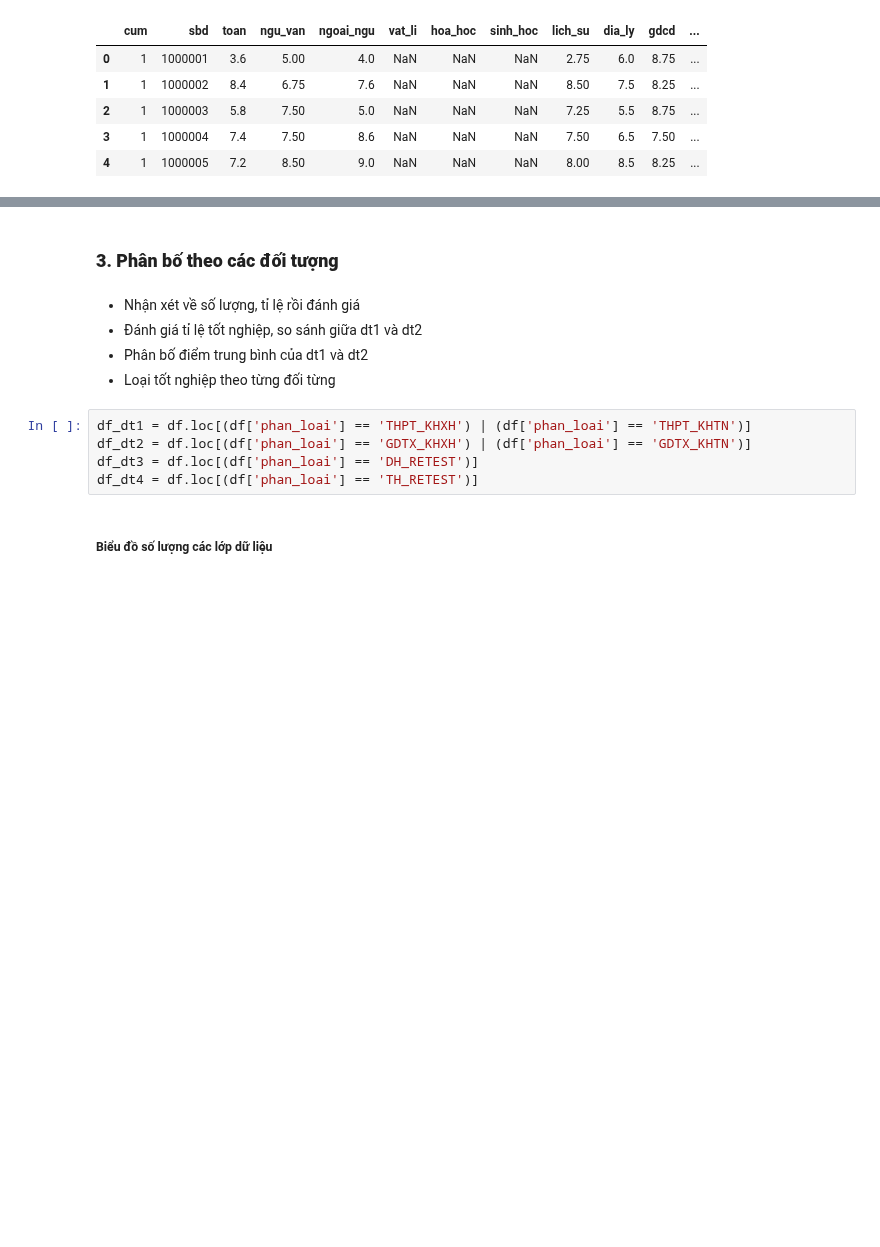
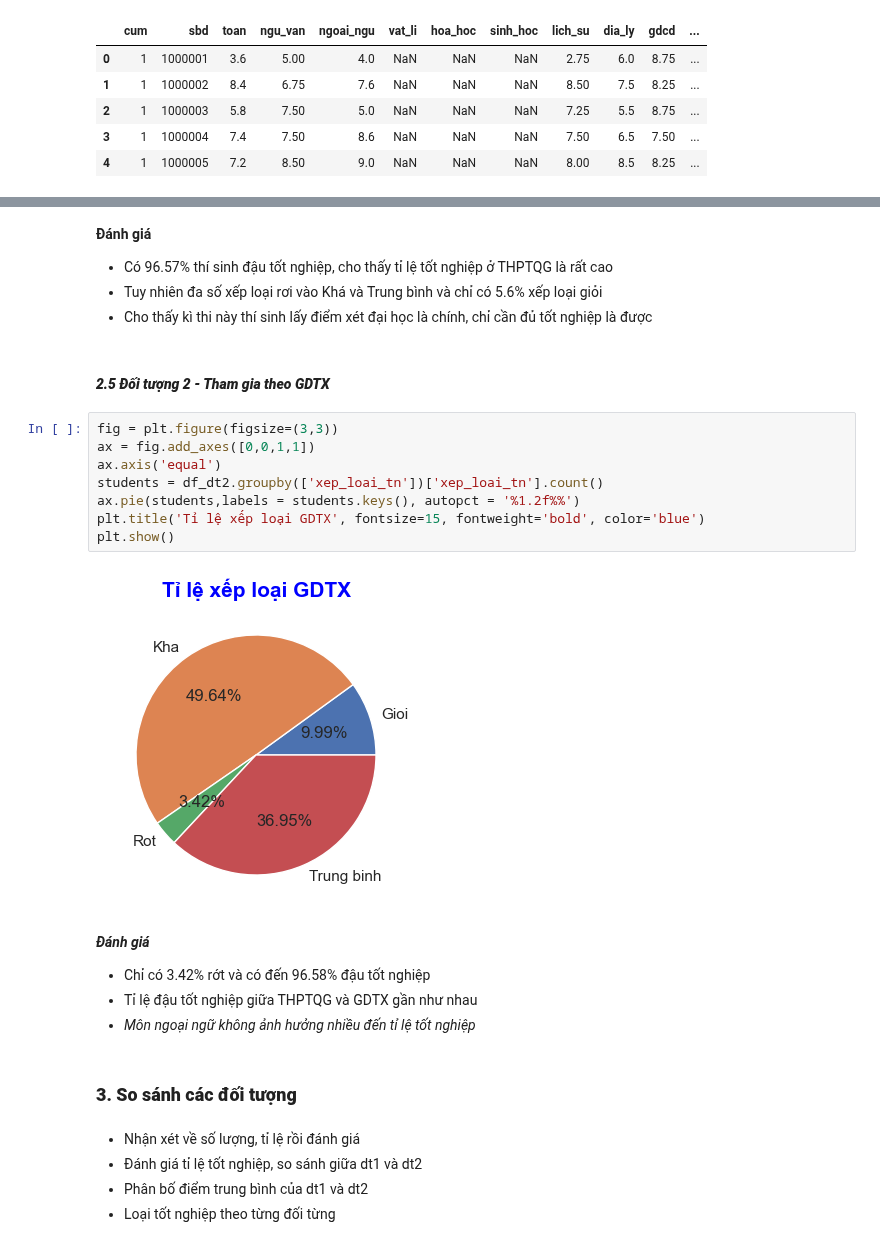
Before and after one commit to ntp-shin/Introduction_to_Data_Science, a Jupyter notebook: 1_Distribution.ipynb, the cells around one changed output, grey strips where cells are left out. Cells and saved outputs as stored; diff of their text form; blank space fills up the shorter version.

```diff
--- a/1_Distribution.ipynb
+++ b/1_Distribution.ipynb
@@ -196,14 +236,29 @@ df.head()
+# %% [markdown]
+**Đánh giá**
+- Có 96.57% thí sinh đậu tốt nghiệp, cho thấy tỉ lệ tốt nghiệp ở THPTQG là rất cao
+- Tuy nhiên đa số xếp loại rơi vào Khá và Trung bình và chỉ có 5.6% xếp loại giỏi
+- Cho thấy kì thi này thí sinh lấy điểm xét đại học là chính, chỉ cần đủ tốt nghiệp là được
+# %% [markdown]
+#### ***2.5 Đối tượng 2 - Tham gia theo GDTX***
+# %%
+fig = plt.figure(figsize=(3,3))
+ax = fig.add_axes([0,0,1,1])
+ax.axis('equal')
+students = df_dt2.groupby(['xep_loai_tn'])['xep_loai_tn'].count()
+ax.pie(students,labels = students.keys(), autopct = '%1.2f%%')
+plt.title('Tỉ lệ xếp loại GDTX', fontsize=15, fontweight='bold', color='blue')
+plt.show()
+# %% [output]
+[figure, added]
+# %% [markdown]
+***Đánh giá***
+- Chỉ có 3.42% rớt và có đến 96.58% đậu tốt nghiệp
+- Tỉ lệ đậu tốt nghiệp giữa THPTQG và GDTX gần như nhau
+- *Môn ngoại ngữ không ảnh hưởng nhiều đến tỉ lệ tốt nghiệp*
 # %% [markdown]
-### **3. Phân bố theo các đối tượng**
+### **3. So sánh các đối tượng**
 # %% [markdown]
 - Nhận xét về số lượng, tỉ lệ rồi đánh giá
 - Đánh giá tỉ lệ tốt nghiệp, so sánh giữa dt1 và dt2
 - Phân bố điểm trung bình của dt1 và dt2
 - Loại tốt nghiệp theo từng đối từng
-# %%
-df_dt1 = df.loc[(df['phan_loai'] == 'THPT_KHXH') | (df['phan_loai'] == 'THPT_KHTN')]
-df_dt2 = df.loc[(df['phan_loai'] == 'GDTX_KHXH') | (df['phan_loai'] == 'GDTX_KHTN')]
-df_dt3 = df.loc[(df['phan_loai'] == 'DH_RETEST')]
-df_dt4 = df.loc[(df['phan_loai'] == 'TH_RETEST')]
-# %% [markdown]
-#####   Biểu đồ số lượng các lớp dữ liệu
```
Also changed, not shown: parts of 59 cells of this notebook, 1 other file.
